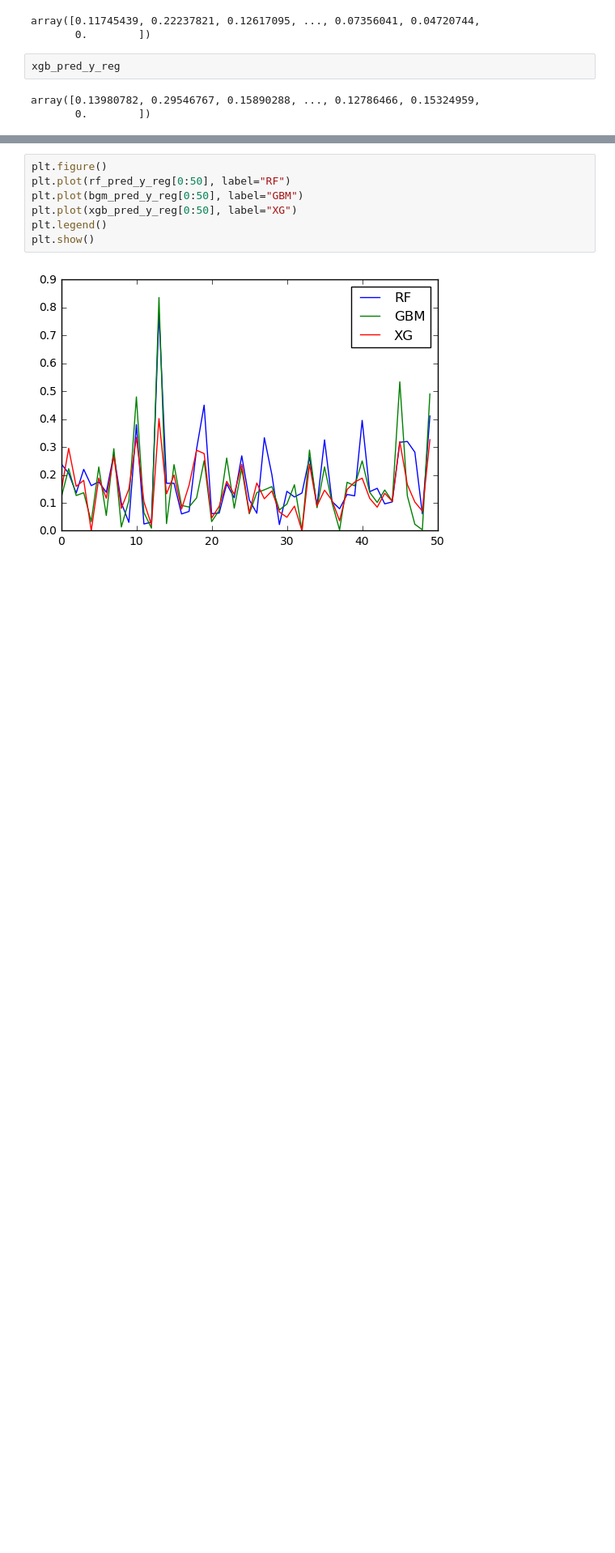
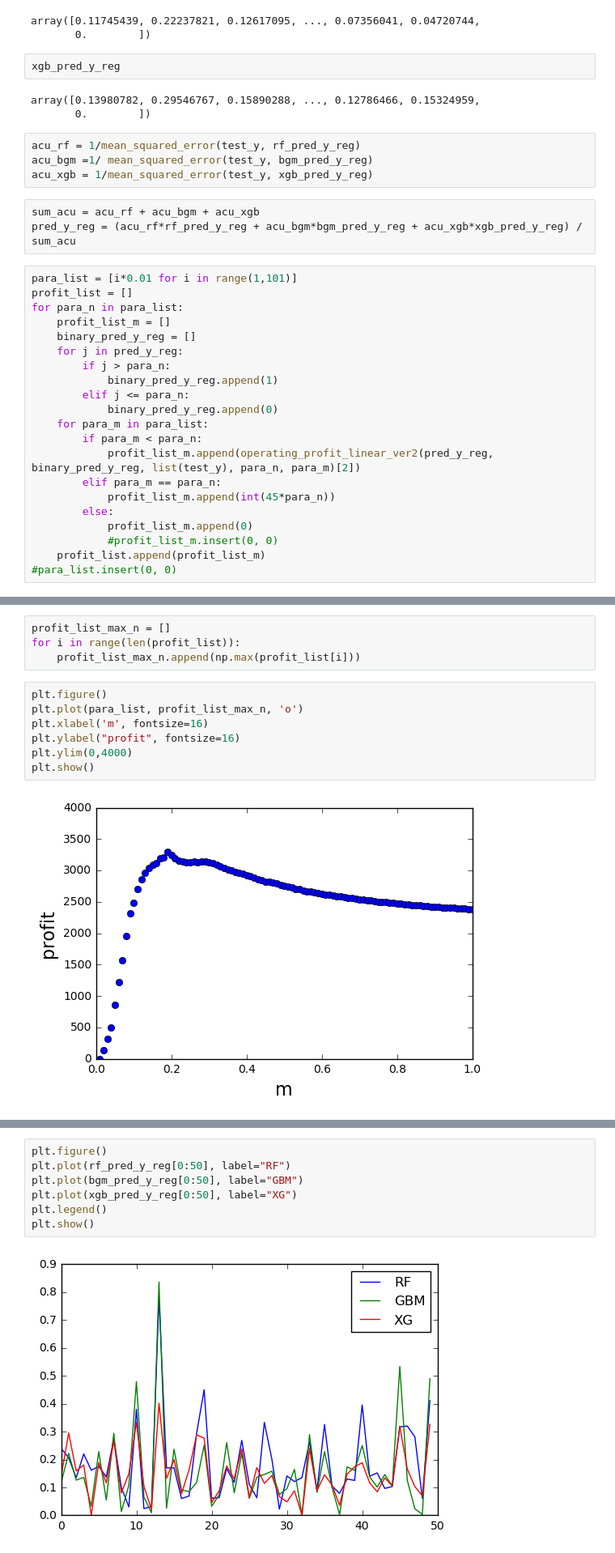
Before and after one commit to suger0316/aiful, a Jupyter notebook: アイフル/ハッカソン_LightGBM.ipynb, the cells around one changed output, grey strips where cells are left out. Shown at 81% size. Cells and saved outputs as stored; diff of their text form; blank space fills up the shorter version.

```diff
--- a/アイフル/ハッカソン_LightGBM.ipynb
+++ b/アイフル/ハッカソン_LightGBM.ipynb
@@ -271,3 +276,31 @@ xgb_pred_y_reg
 # %% [output]
 array([0.13980782, 0.29546767, 0.15890288, ..., 0.12786466, 0.15324959,
        0.        ])
+# %%
+acu_rf = 1/mean_squared_error(test_y, rf_pred_y_reg)
+acu_bgm =1/ mean_squared_error(test_y, bgm_pred_y_reg)
+acu_xgb = 1/mean_squared_error(test_y, xgb_pred_y_reg)
+# %%
+sum_acu = acu_rf + acu_bgm + acu_xgb
+pred_y_reg = (acu_rf*rf_pred_y_reg + acu_bgm*bgm_pred_y_reg + acu_xgb*xgb_pred_y_reg) / sum_acu
+# %%
+para_list = [i*0.01 for i in range(1,101)]
+profit_list = []
+for para_n in para_list:
+    profit_list_m = []
+    binary_pred_y_reg = []
+    for j in pred_y_reg:
+        if j > para_n:
+            binary_pred_y_reg.append(1)
+        elif j <= para_n:
+            binary_pred_y_reg.append(0)
+    for para_m in para_list:
+        if para_m < para_n:
+            profit_list_m.append(operating_profit_linear_ver2(pred_y_reg, binary_pred_y_reg, list(test_y), para_n, para_m)[2])
+        elif para_m == para_n:
+            profit_list_m.append(int(45*para_n))
+        else:
+            profit_list_m.append(0)
+            #profit_list_m.insert(0, 0)
+    profit_list.append(profit_list_m)
+#para_list.insert(0, 0)
@@ -273,0 +311,13 @@ array([0.13980782, 0.29546767, 0.15890288, ..., 0.12786466, 0.15324959,
+# %%
+profit_list_max_n = []
+for i in range(len(profit_list)):
+    profit_list_max_n.append(np.max(profit_list[i]))
+# %%
+plt.figure()
+plt.plot(para_list, profit_list_max_n, 'o')
+plt.xlabel('m', fontsize=16)
+plt.ylabel("profit", fontsize=16)
+plt.ylim(0,4000)
+plt.show()
+# %% [output]
+[figure, added]
```
Also changed, not shown: parts of 11 cells of this notebook, 3 other files.
